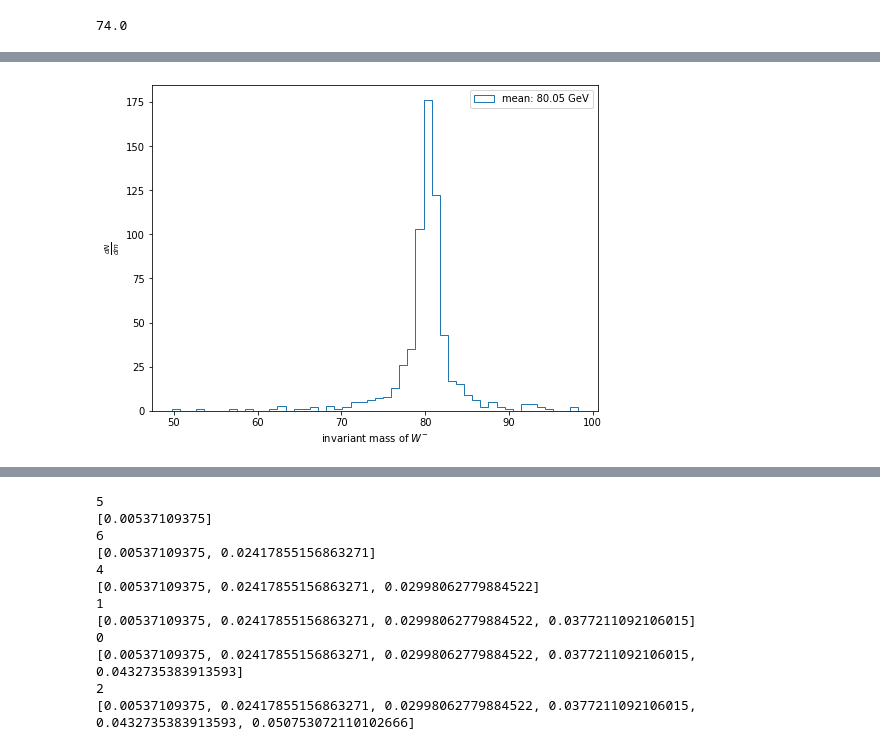
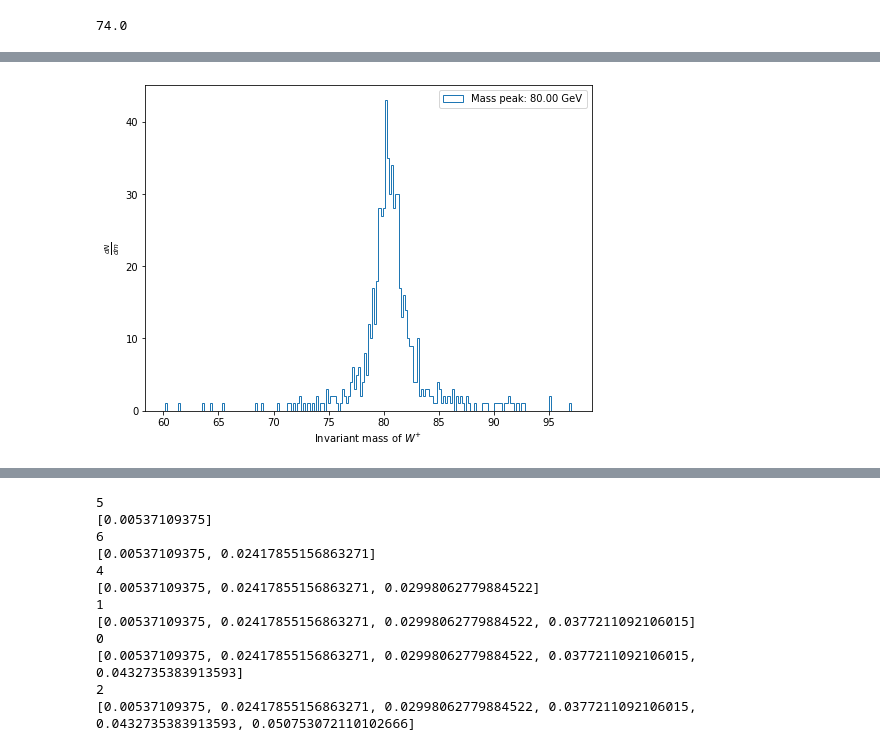
Before and after one commit to mfenton0/HEP-jet-assignment, a Jupyter notebook: analysis_script/demo/hdf5_read_demo.ipynb, the cells around one changed output, grey strips where cells are left out. Drawn from its saved outputs; the diff is of its cells as text; code cells hidden in the pictures.

```diff
--- a/analysis_script/demo/hdf5_read_demo.ipynb
+++ b/analysis_script/demo/hdf5_read_demo.ipynb
@@ -94,9 +94,13 @@ for i in range(len(N_match_top_in_event)):
         W_plus_inv.append(tmp)
         W_minus_inv.append(tmp_p)
 # %%
-plt.figure(figsize=(8,6))
-plt.hist(W_plus_inv, bins = 50 ,histtype='step', label='mean: {0:.2f} GeV'.format(np.mean(W_plus_inv)))
-plt.xlabel(r'invariant mass of $W^{+}$')
-plt.ylabel(r'$\frac{dN}{dm}$')
-plt.legend(loc='upper right')
-plt.show()
+def plot_hist(target, x_label):
+    plt.figure(figsize=(8,6))
+    height, width = np.histogram(target, bins=200, range=(0,200) )
+    maxi =  height.max()
+    idxx = np.where( height == maxi )
+    plt.hist(target, bins = 200 ,histtype='step', label='Mass peak: {0:.2f} GeV'.format( width[int(idxx[0])] ))
+    plt.xlabel(x_label)
+    plt.ylabel(r'$\frac{dN}{dm}$')
+    plt.legend(loc='upper right')
+    plt.show()
@@ -105,9 +107,4 @@ plt.show()
-# %%
-plt.figure(figsize=(8,6))
-plt.hist(W_minus_inv, bins = 50 ,histtype='step', label='mean: {0:.2f} GeV'.format(np.mean(W_minus_inv)))
-plt.xlabel(r'invariant mass of $W^{-}$')
-plt.ylabel(r'$\frac{dN}{dm}$')
-plt.legend(loc='upper right')
-plt.show()
-# %% [output]
-[figure, removed]
+# %%
+plot_hist(W_plus_inv, r'Invariant mass of $W^{+}$')
+# %% [output]
+[figure, added]
```
Also changed, not shown: parts of 16 cells of this notebook.
